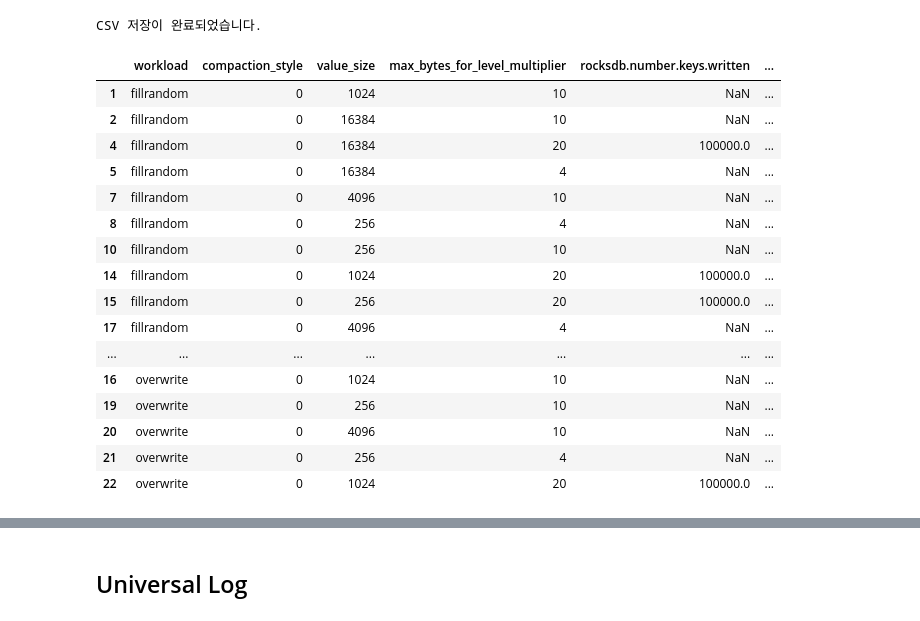
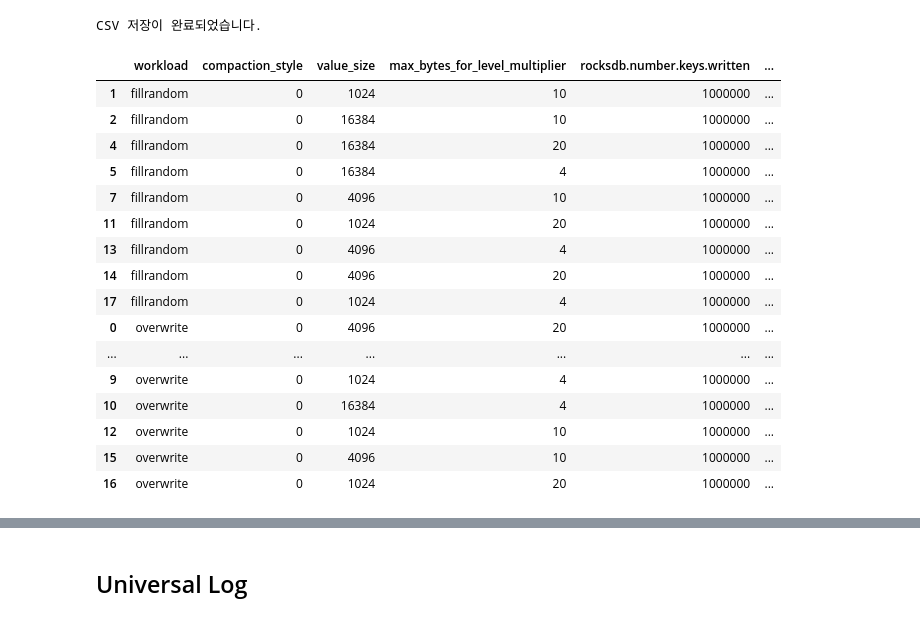
Before and after one commit to yrc00/opensource_sw_analysis, a Jupyter notebook: Lab1/H1/h1_analysis.ipynb, the cells around one changed output, grey strips where cells are left out. Drawn from its saved outputs; the diff is of its cells as text; code cells hidden in the pictures.

```diff
--- a/Lab1/H1/h1_analysis.ipynb
+++ b/Lab1/H1/h1_analysis.ipynb
@@ -153,28 +198,32 @@ with open(csv_output_path, mode="w", newline='') as csvfile:
 print("CSV 저장이 완료되었습니다.")
 # %% [output]
 CSV 저장이 완료되었습니다.
-# %%
-import pandas as pd
-
-# CSV 파일을 읽어 DataFrame으로 변환
-df = pd.read_csv(csv_output_path)
-df_sorted = df.sort_values(by=["workload", "compaction_style"])
-df_sorted
-# %% [output]
-|  | workload | compaction_style | value_size | max_bytes_for_level_multiplier | rocksdb.number.keys.written | ... |
-| 1 | fillrandom | 0 | 1024 | 10 | NaN | ... |
-| 2 | fillrandom | 0 | 16384 | 10 | NaN | ... |
-| 4 | fillrandom | 0 | 16384 | 20 | 100000.0 | ... |
-| 5 | fillrandom | 0 | 16384 | 4 | NaN | ... |
-| 7 | fillrandom | 0 | 4096 | 10 | NaN | ... |
-| 8 | fillrandom | 0 | 256 | 4 | NaN | ... |
-| 10 | fillrandom | 0 | 256 | 10 | NaN | ... |
-| 14 | fillrandom | 0 | 1024 | 20 | 100000.0 | ... |
-| 15 | fillrandom | 0 | 256 | 20 | 100000.0 | ... |
-| 17 | fillrandom | 0 | 4096 | 4 | NaN | ... |
-| ... | ... | ... | ... | ... | ... | ... |
-| 16 | overwrite | 0 | 1024 | 10 | NaN | ... |
-| 19 | overwrite | 0 | 256 | 10 | NaN | ... |
-| 20 | overwrite | 0 | 4096 | 10 | NaN | ... |
-| 21 | overwrite | 0 | 256 | 4 | NaN | ... |
-| 22 | overwrite | 0 | 1024 | 20 | 100000.0 | ... |
+# %%
+import pandas as pd
+
+# CSV 파일 읽기
+df = pd.read_csv("./h1_multiplier_output.csv")
+
+# workload, compaction_style 기준 정렬
+df_sorted = df.sort_values(by=["workload", "compaction_style"])
+
+# 정렬된 데이터프레임 출력
+df_sorted
+# %% [output]
+|  | workload | compaction_style | value_size | max_bytes_for_level_multiplier | rocksdb.number.keys.written | ... |
+| 1 | fillrandom | 0 | 1024 | 10 | 1000000 | ... |
+| 2 | fillrandom | 0 | 16384 | 10 | 1000000 | ... |
+| 4 | fillrandom | 0 | 16384 | 20 | 1000000 | ... |
+| 5 | fillrandom | 0 | 16384 | 4 | 1000000 | ... |
+| 7 | fillrandom | 0 | 4096 | 10 | 1000000 | ... |
+| 11 | fillrandom | 0 | 1024 | 20 | 1000000 | ... |
+| 13 | fillrandom | 0 | 4096 | 4 | 1000000 | ... |
+| 14 | fillrandom | 0 | 4096 | 20 | 1000000 | ... |
+| 17 | fillrandom | 0 | 1024 | 4 | 1000000 | ... |
+| 0 | overwrite | 0 | 4096 | 20 | 1000000 | ... |
+| ... | ... | ... | ... | ... | ... | ... |
+| 9 | overwrite | 0 | 1024 | 4 | 1000000 | ... |
+| 10 | overwrite | 0 | 16384 | 4 | 1000000 | ... |
+| 12 | overwrite | 0 | 1024 | 10 | 1000000 | ... |
+| 15 | overwrite | 0 | 4096 | 10 | 1000000 | ... |
+| 16 | overwrite | 0 | 1024 | 20 | 1000000 | ... |
```
Also changed, not shown: parts of 11 cells of this notebook, 38 other files.
